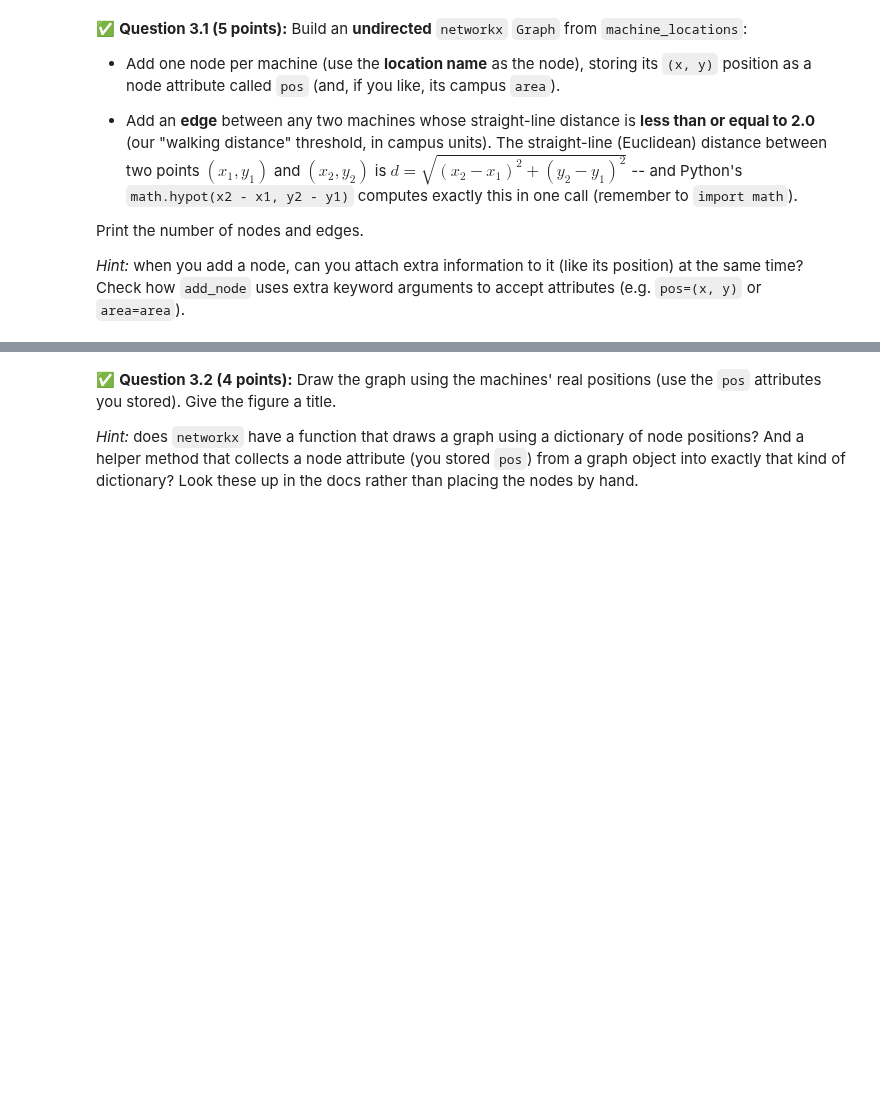
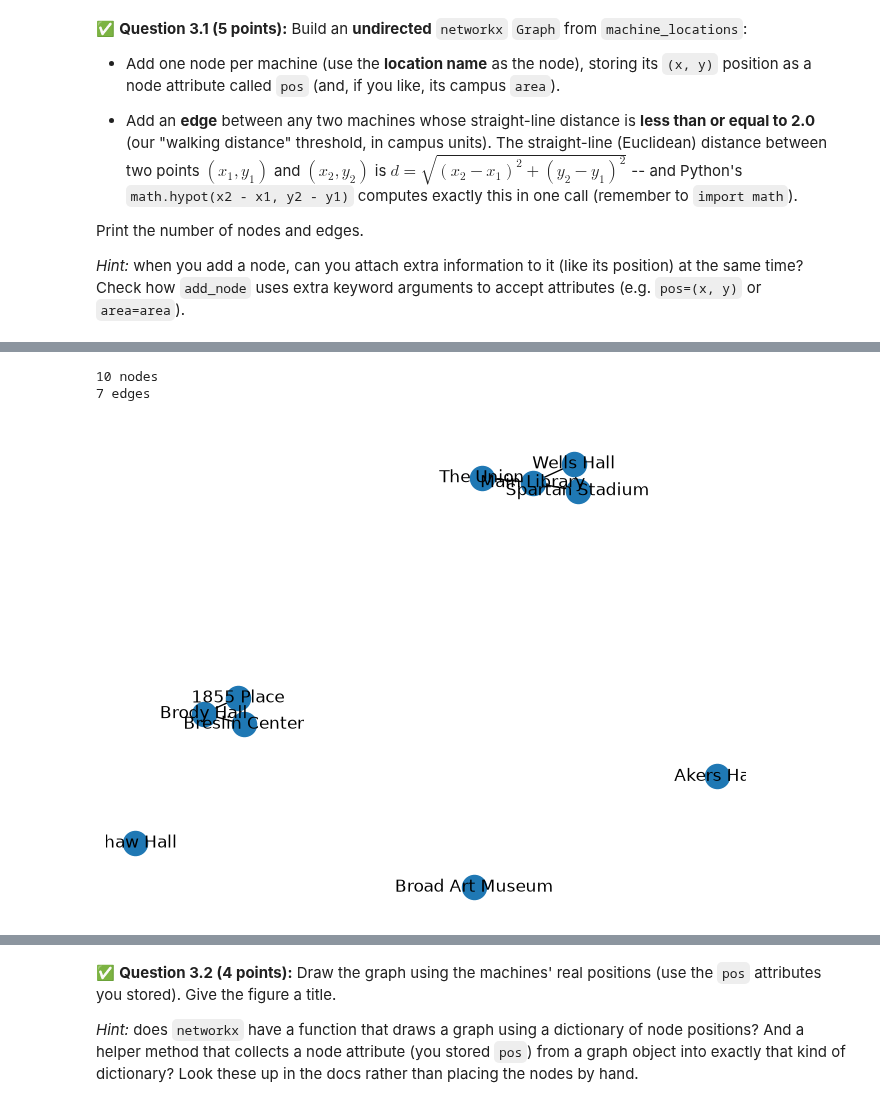
Before and after one commit to kigundue/cmse202-f26-turnin, a Jupyter notebook: hw-02/HW02-ABMandGraphTheory-STUDENT.ipynb, the cells around one changed output, grey strips where cells are left out. Saved outputs shown, nothing was run; the diff lists cells and outputs as text; code cells hidden in the pictures; blank space fills up the shorter version.

```diff
--- a/hw-02/HW02-ABMandGraphTheory-STUDENT.ipynb
+++ b/hw-02/HW02-ABMandGraphTheory-STUDENT.ipynb
@@ -605,3 +617,32 @@ Print the number of nodes and edges.
+# %%
+#the idea is that i simply do not understand the networkx documentation and prefer working with numpy arrays :)
+#sorry in advance for whoever has to read this code
+positions = np.float64(np.array(list(machine_locations.values()))[:,0:2])
+places = []
+relevant_neighbors = []
+for position in positions:
+    distances_all = ((positions - position)**2)[:,0]+((positions - position)**2)[:,1]
+    places.append(np.array(list(machine_locations.keys()))[(distances_all == 0)])
+
+    relevant_neighbors.append(np.array(list(machine_locations.keys()))[(distances_all <= 2) * (distances_all != 0)])
+
+#places is an array of arrays
+places = [str(places[i][0]) for i in range(len(places))]
+#thank goodness this works, this took way too long, probably easier to read the documentation next time
+for i in range(len(places)):
+    for item in relevant_neighbors[i]:
+        g.add_edge(places[i],item)
+
+nx.draw(G=g,with_labels=True)
+
+print(len(g),"nodes")
+print(len(list(nx.generate_edgelist(g))),"edges")
+#Now the documentation decides to cooperate for some reason :(
+#after looking for an answer to question 3.2 it turns out there is a direct function to do this, but this works so i'll just leave it here
+# %% [output]
+10 nodes
+7 edges
+[figure, added]
 # %% [markdown]
 <!-- END QUESTION -->
 <!-- DO NOT MODIFY OR DELETE THIS CELL -->
```
Also changed, not shown: parts of 8 cells of this notebook.
